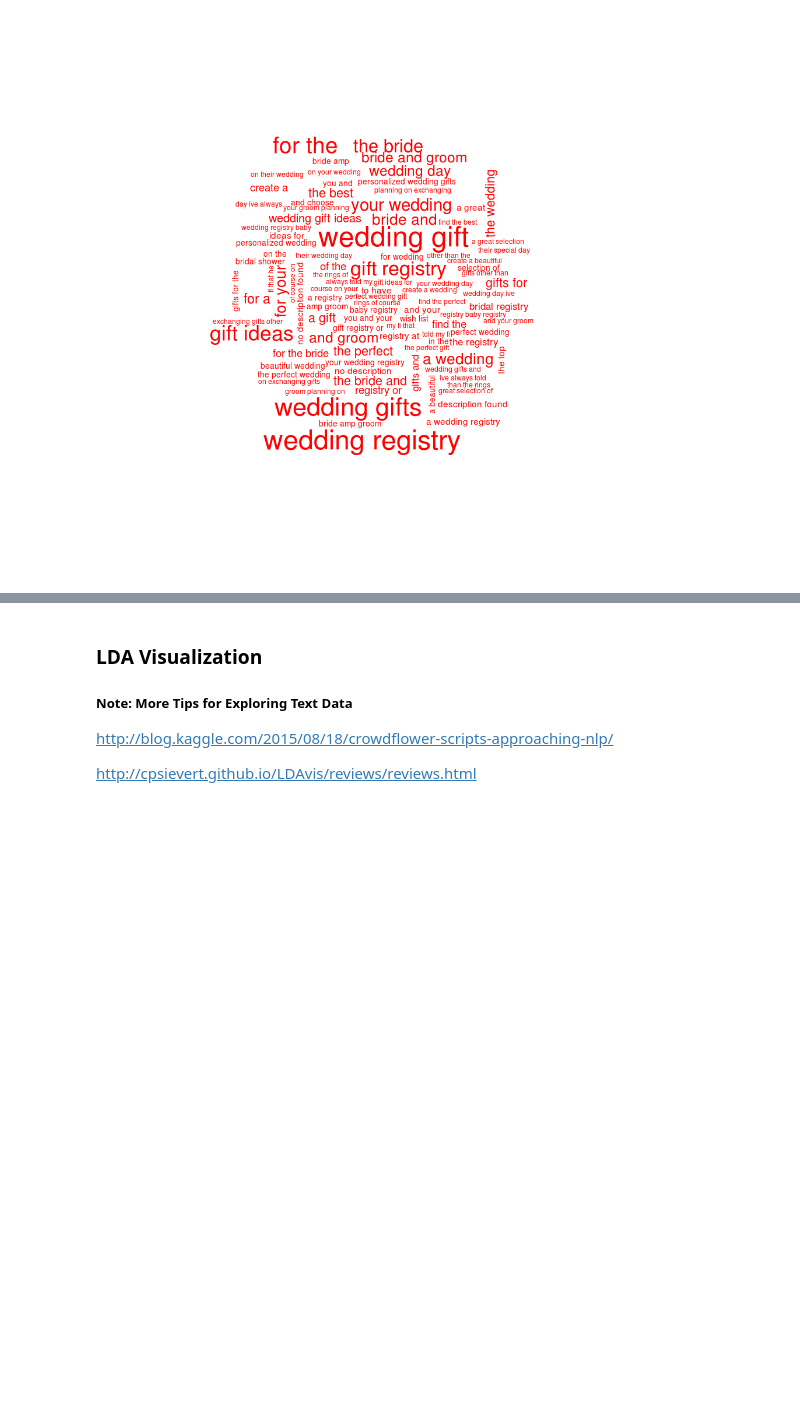
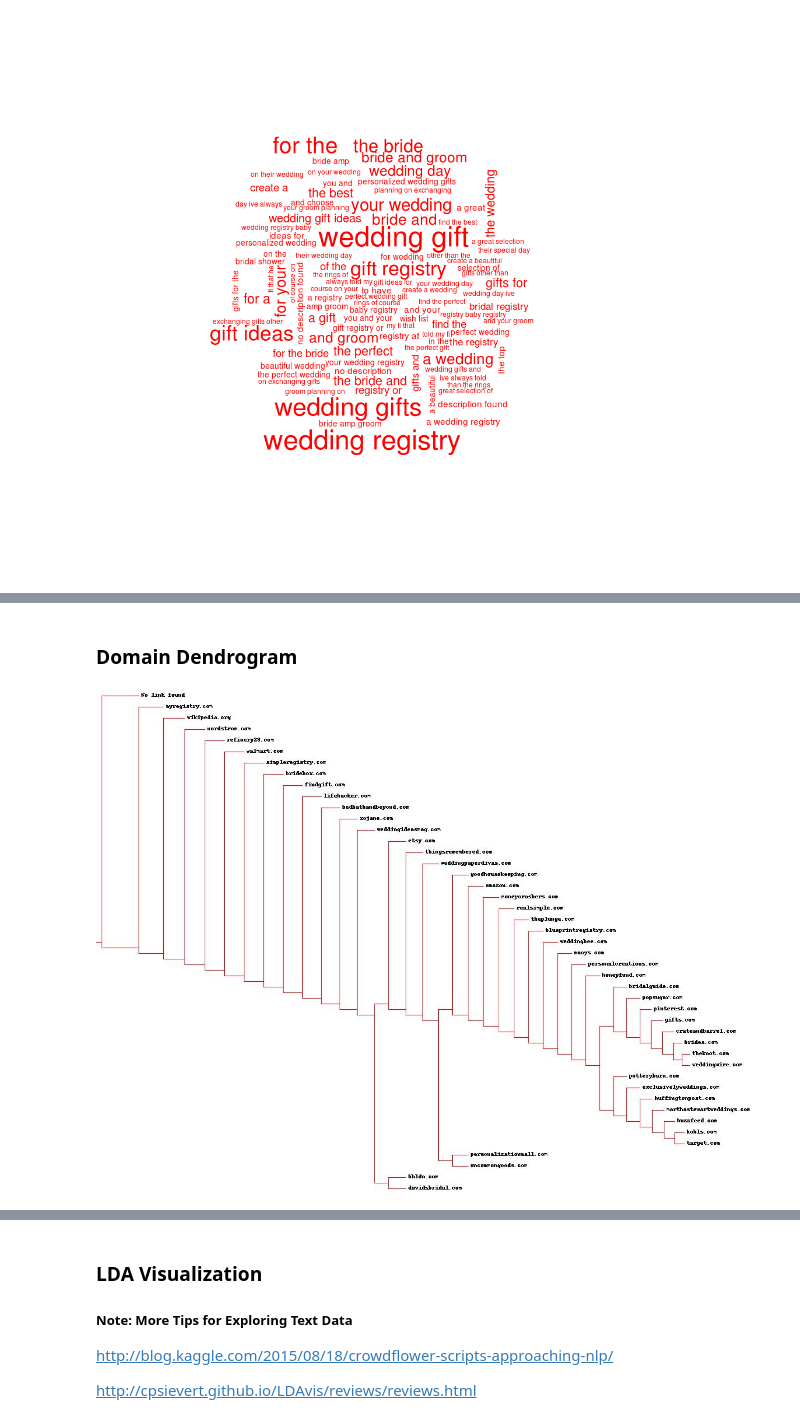
Before and after one commit to kevin11h/macys, a Jupyter notebook: Wedding Keyword SEO.ipynb, the cells around one changed output, grey strips where cells are left out. Cells and saved outputs as stored; diff of their text form; code cells hidden in the pictures; blank space fills up the shorter version.

```diff
--- a/Wedding Keyword SEO.ipynb
+++ b/Wedding Keyword SEO.ipynb
@@ -483,0 +492,10 @@ Image("/home/kevin/macys/wordclouds/10_rank_wordcloud.png")
+# %%
+gb_rank45_domains = wedding_df[['Description', 'Domain']].set_index('Domain').ix[rank45_df.index].reset_index().groupby('Domain')
+s = gb_rank45_domains.apply(preprocess_and_concatenate_descriptions)
+
+countvec = CountVectorizer()
+td_matrix = countvec.fit_transform(s.values)
+td_df = pd.DataFrame(td_matrix.toarray(), index=s.index, columns=countvec.get_feature_names())
+td_df = td_df.reset_index()
+td_df.index = range(1, len(td_df)+1)
+td_df.to_csv("./data/domain_description_td_matrix.csv", index=True, quoting=csv.QUOTE_NONNUMERIC)
@@ -483,0 +543,2 @@ Image("/home/kevin/macys/wordclouds/10_rank_wordcloud.png")
+# %% [markdown]
+### Domain Dendrogram
@@ -483,0 +547,12 @@ Image("/home/kevin/macys/wordclouds/10_rank_wordcloud.png")
+# %%
+domains = td_df.Domain.values
+data = td_matrix.toarray()
+
+reload(clusters)
+
+clust = clusters.hcluster(data)
+clusters.drawdendrogram(clust, domains, jpeg='domainclust.jpg')
+
+Image('domainclust.jpg')
+# %% [output]
+[figure, added]
```
Also changed, not shown: parts of 9 cells of this notebook, 6 other files.
